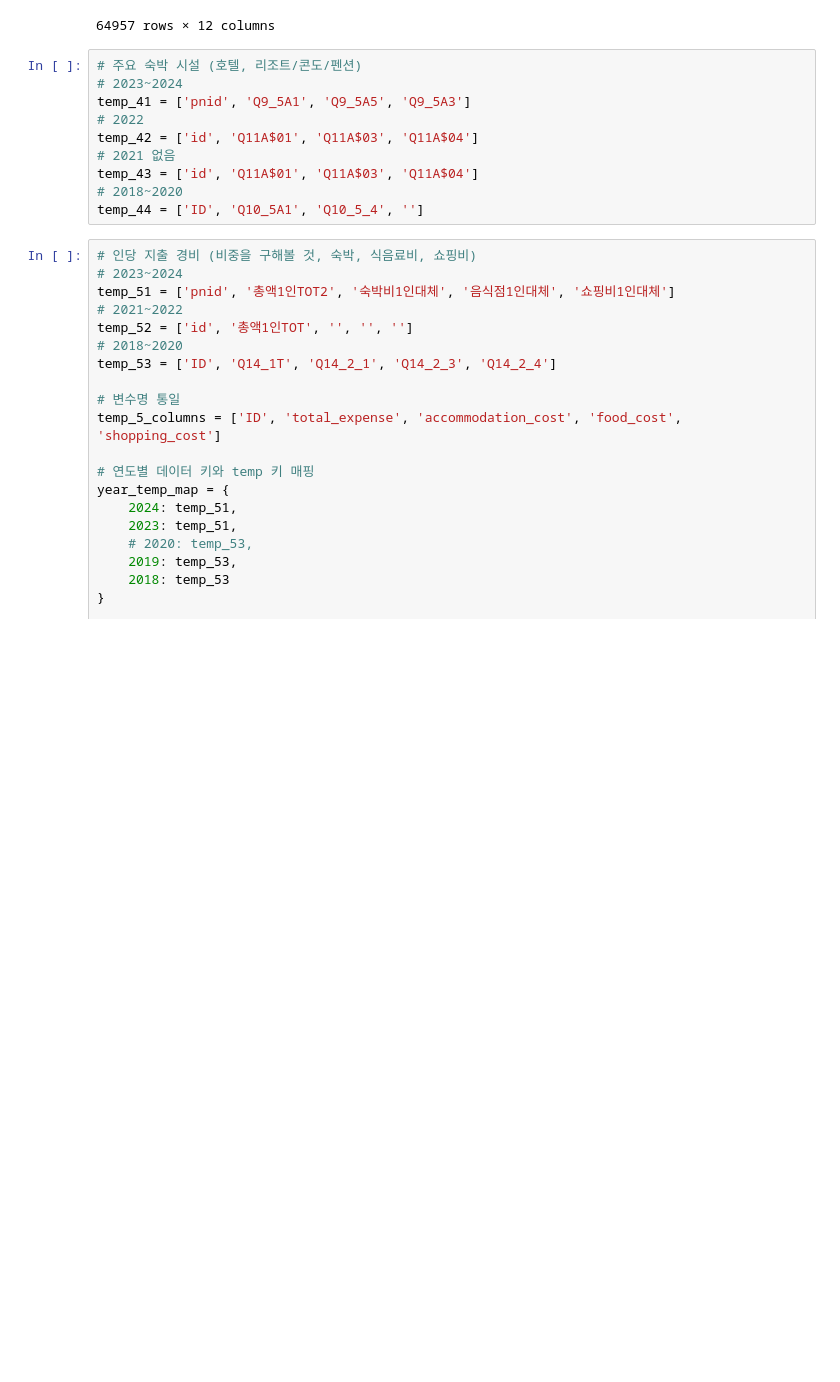
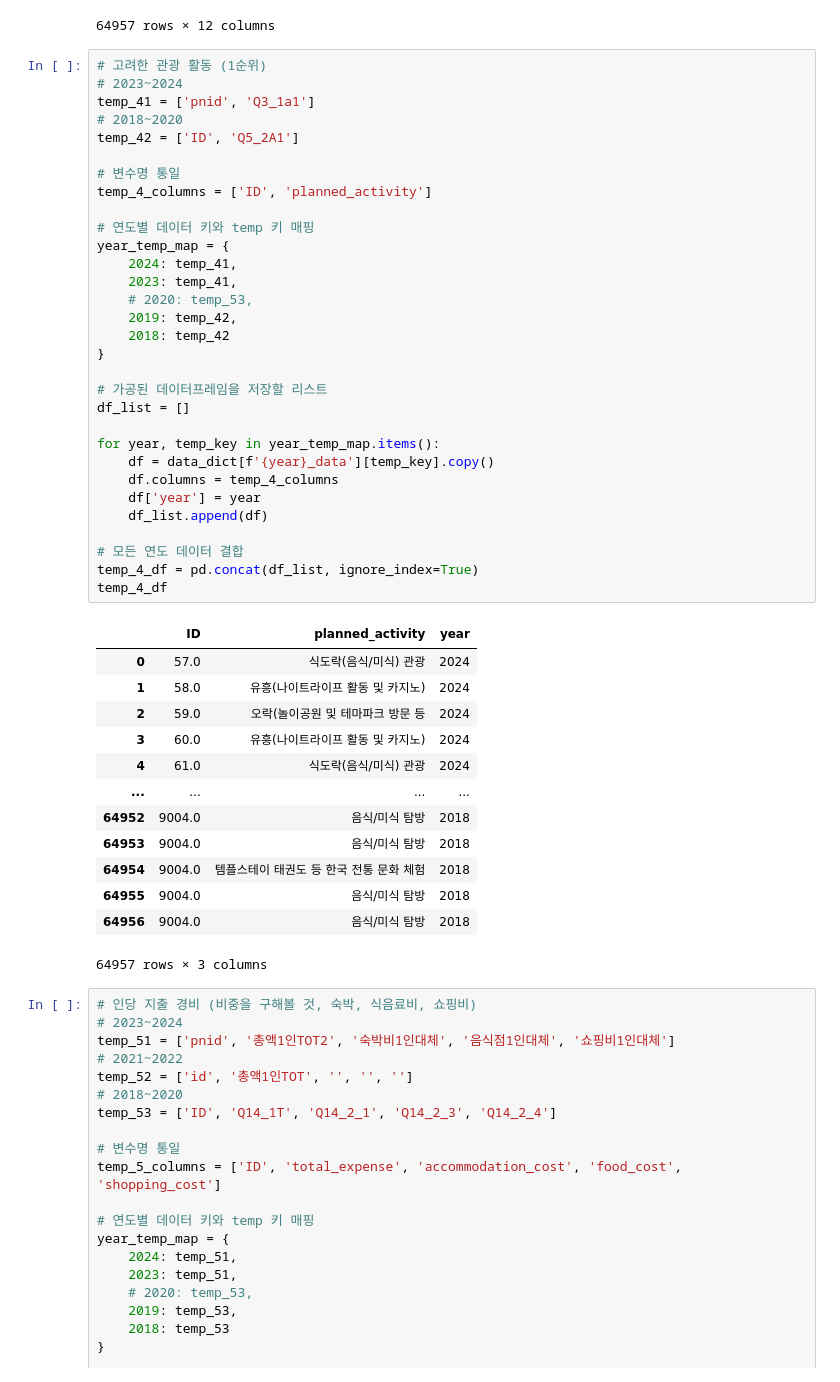
Before and after one commit to seoulAlpha/seoulAlpha, a Jupyter notebook: notebook.ipynb, the cells around one changed output. Drawn from its saved outputs; the diff is of its cells as text; blank space fills up the shorter version.

Commit message:
add : planned activities columns

```diff
--- a/notebook.ipynb
+++ b/notebook.ipynb
@@ -205,15 +205,50 @@ temp_3_df
 | 64956 | 9004.0 | NaN | NaN | NaN | NaN | NaN | 경상 | NaN | NaN | ... |
 64957 rows × 12 columns
 # %%
-# 주요 숙박 시설 (호텔, 리조트/콘도/펜션)
+# 고려한 관광 활동 (1순위)
 # 2023~2024
-temp_41 = ['pnid', 'Q9_5A1', 'Q9_5A5', 'Q9_5A3']
-# 2022
-temp_42 = ['id', 'Q11A$01', 'Q11A$03', 'Q11A$04']
-# 2021 없음
-temp_43 = ['id', 'Q11A$01', 'Q11A$03', 'Q11A$04']
+temp_41 = ['pnid', 'Q3_1a1']
 # 2018~2020
-temp_44 = ['ID', 'Q10_5A1', 'Q10_5_4', '']
+temp_42 = ['ID', 'Q5_2A1']
+
+# 변수명 통일
+temp_4_columns = ['ID', 'planned_activity']
+
+# 연도별 데이터 키와 temp 키 매핑
+year_temp_map = {
+    2024: temp_41,
+    2023: temp_41,
+    # 2020: temp_53,
+    2019: temp_42,
+    2018: temp_42
+}
+
+# 가공된 데이터프레임을 저장할 리스트
+df_list = []
+
+for year, temp_key in year_temp_map.items():
+    df = data_dict[f'{year}_data'][temp_key].copy()
+    df.columns = temp_4_columns
+    df['year'] = year
+    df_list.append(df)
+
+# 모든 연도 데이터 결합
+temp_4_df = pd.concat(df_list, ignore_index=True)
+temp_4_df
+# %% [output]
+|  | ID | planned_activity | year |
+| 0 | 57.0 | 식도락(음식/미식) 관광 | 2024 |
+| 1 | 58.0 | 유흥(나이트라이프 활동 및 카지노) | 2024 |
+| 2 | 59.0 | 오락(놀이공원 및 테마파크 방문 등 | 2024 |
+| 3 | 60.0 | 유흥(나이트라이프 활동 및 카지노) | 2024 |
+| 4 | 61.0 | 식도락(음식/미식) 관광 | 2024 |
+| ... | ... | ... | ... |
+| 64952 | 9004.0 | 음식/미식 탐방 | 2018 |
+| 64953 | 9004.0 | 음식/미식 탐방 | 2018 |
+| 64954 | 9004.0 | 템플스테이 태권도 등 한국 전통 문화 체험 | 2018 |
+| 64955 | 9004.0 | 음식/미식 탐방 | 2018 |
+| 64956 | 9004.0 | 음식/미식 탐방 | 2018 |
+64957 rows × 3 columns
 # %%
 # 인당 지출 경비 (비중을 구해볼 것, 숙박, 식음료비, 쇼핑비)
 # 2023~2024
```
Also changed, not shown: parts of 6 cells of this notebook.
